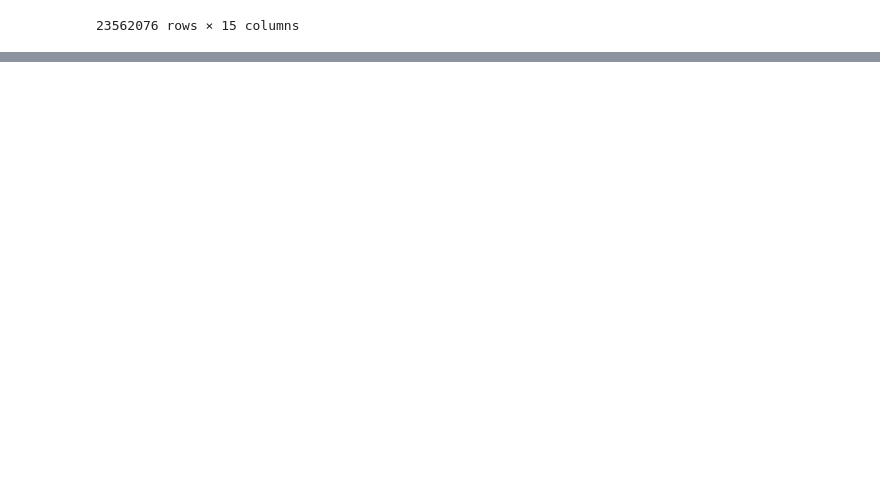
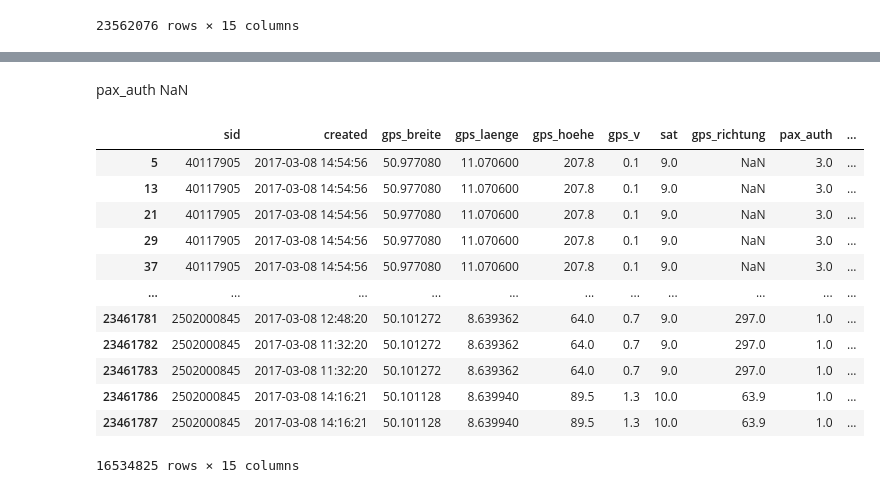
Before and after one commit to alfredjaeckel/HCDS_project, a Jupyter notebook: wifionthetrain.ipynb, the cells around one changed output, grey strips where cells are left out. Cells and saved outputs as stored; diff of their text form; code cells hidden in the pictures; blank space fills up the shorter version.

```diff
--- a/wifionthetrain.ipynb
+++ b/wifionthetrain.ipynb
@@ -61,0 +122,19 @@ data
+# %% [markdown]
+pax_auth NaN
+# %%
+data = data.dropna(subset=["pax_auth"])
+data
+# %% [output]
+|  | sid | created | gps_breite | gps_laenge | gps_hoehe | gps_v | sat | gps_richtung | pax_auth | ... |
+| 5 | 40117905 | 2017-03-08 14:54:56 | 50.977080 | 11.070600 | 207.8 | 0.1 | 9.0 | NaN | 3.0 | ... |
+| 13 | 40117905 | 2017-03-08 14:54:56 | 50.977080 | 11.070600 | 207.8 | 0.1 | 9.0 | NaN | 3.0 | ... |
+| 21 | 40117905 | 2017-03-08 14:54:56 | 50.977080 | 11.070600 | 207.8 | 0.1 | 9.0 | NaN | 3.0 | ... |
+| 29 | 40117905 | 2017-03-08 14:54:56 | 50.977080 | 11.070600 | 207.8 | 0.1 | 9.0 | NaN | 3.0 | ... |
+| 37 | 40117905 | 2017-03-08 14:54:56 | 50.977080 | 11.070600 | 207.8 | 0.1 | 9.0 | NaN | 3.0 | ... |
+| ... | ... | ... | ... | ... | ... | ... | ... | ... | ... | ... |
+| 23461781 | 2502000845 | 2017-03-08 12:48:20 | 50.101272 | 8.639362 | 64.0 | 0.7 | 9.0 | 297.0 | 1.0 | ... |
+| 23461782 | 2502000845 | 2017-03-08 11:32:20 | 50.101272 | 8.639362 | 64.0 | 0.7 | 9.0 | 297.0 | 1.0 | ... |
+| 23461783 | 2502000845 | 2017-03-08 11:32:20 | 50.101272 | 8.639362 | 64.0 | 0.7 | 9.0 | 297.0 | 1.0 | ... |
+| 23461786 | 2502000845 | 2017-03-08 14:16:21 | 50.101128 | 8.639940 | 89.5 | 1.3 | 10.0 | 63.9 | 1.0 | ... |
+| 23461787 | 2502000845 | 2017-03-08 14:16:21 | 50.101128 | 8.639940 | 89.5 | 1.3 | 10.0 | 63.9 | 1.0 | ... |
+16534825 rows × 15 columns
```
Also changed, not shown: parts of 8 cells of this notebook, 1 other file.
